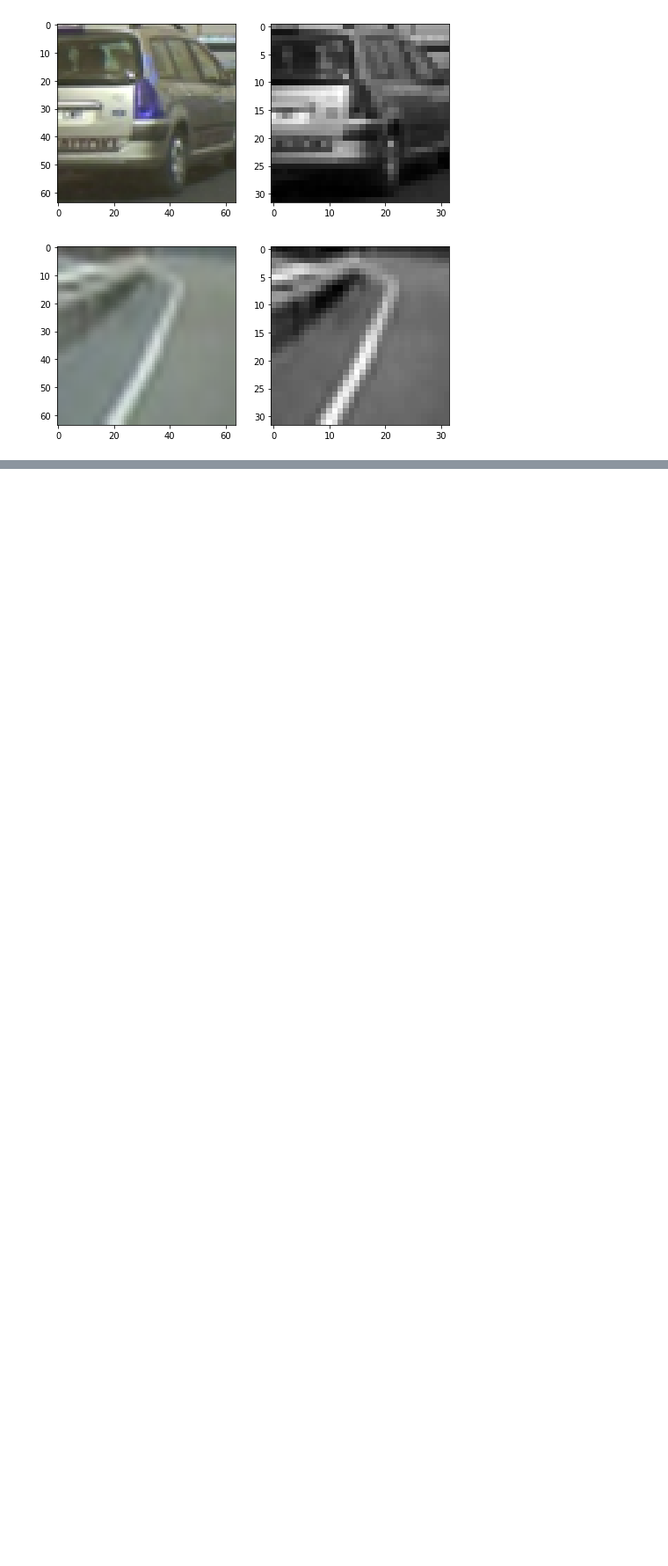
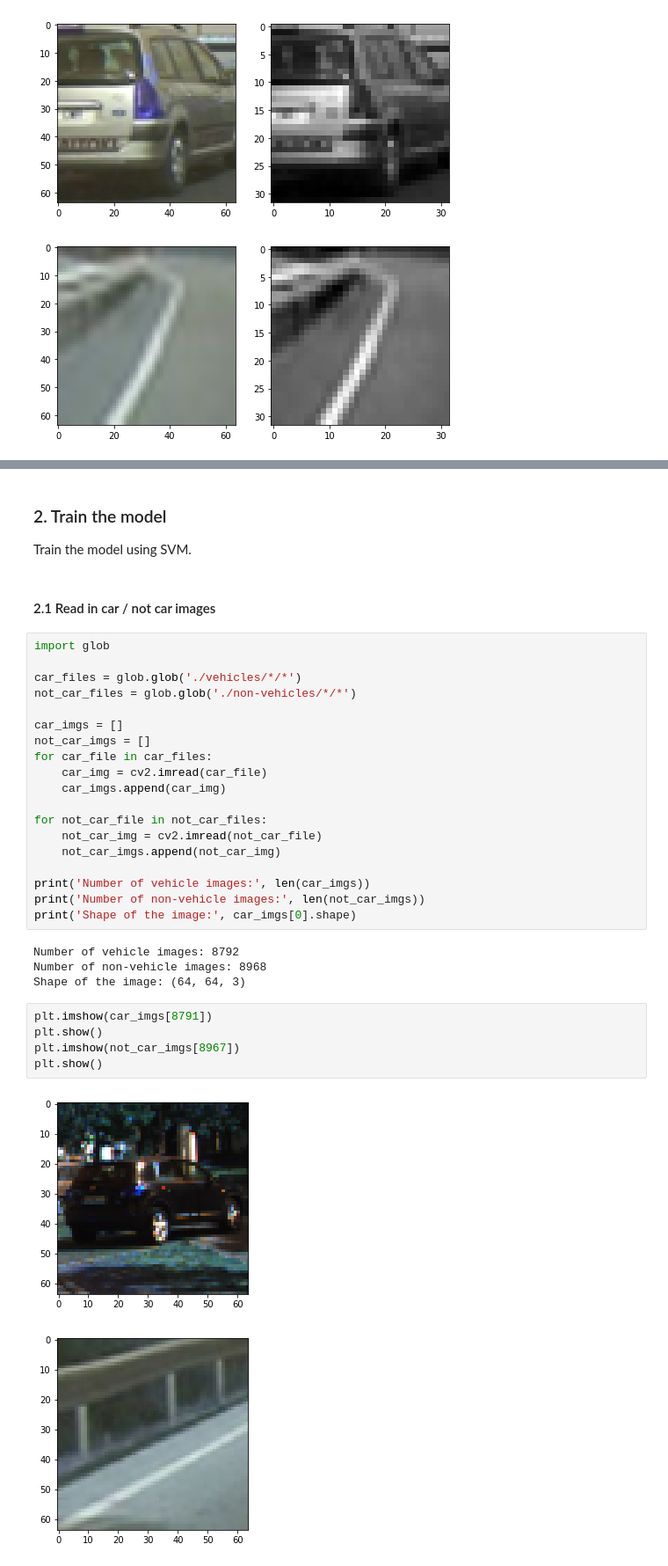
Before and after one commit to dmsehuang/CarND-Vehicle-Detection, a Jupyter notebook: Vehicle_tracking.ipynb, the cells around one changed output, grey strips where cells are left out. Shown at 88% size. Saved outputs shown, nothing was run; the diff lists cells and outputs as text; blank space fills up the shorter version.

Commit message:
Implement Linear SVM trainer.
acc: 92.5%

```diff
--- a/Vehicle_tracking.ipynb
+++ b/Vehicle_tracking.ipynb
@@ -116,0 +133,37 @@ plt.show()
+# %% [markdown]
+### 2. Train the model
+
+Train the model using SVM.
+# %% [markdown]
+#### 2.1 Read in car / not car images
+# %%
+import glob
+
+car_files = glob.glob('./vehicles/*/*')
+not_car_files = glob.glob('./non-vehicles/*/*')
+
+car_imgs = []
+not_car_imgs = []
+for car_file in car_files:
+    car_img = cv2.imread(car_file)
+    car_imgs.append(car_img)
+
+for not_car_file in not_car_files:
+    not_car_img = cv2.imread(not_car_file)
+    not_car_imgs.append(not_car_img)
+
+print('Number of vehicle images:', len(car_imgs))
+print('Number of non-vehicle images:', len(not_car_imgs))
+print('Shape of the image:', car_imgs[0].shape)
+# %% [output]
+Number of vehicle images: 8792
+Number of non-vehicle images: 8968
+Shape of the image: (64, 64, 3)
+# %%
+plt.imshow(car_imgs[8791])
+plt.show()
+plt.imshow(not_car_imgs[8967])
+plt.show()
+# %% [output]
+[figure, added]
+[figure, added]
```
Also changed, not shown: parts of 10 cells of this notebook.
